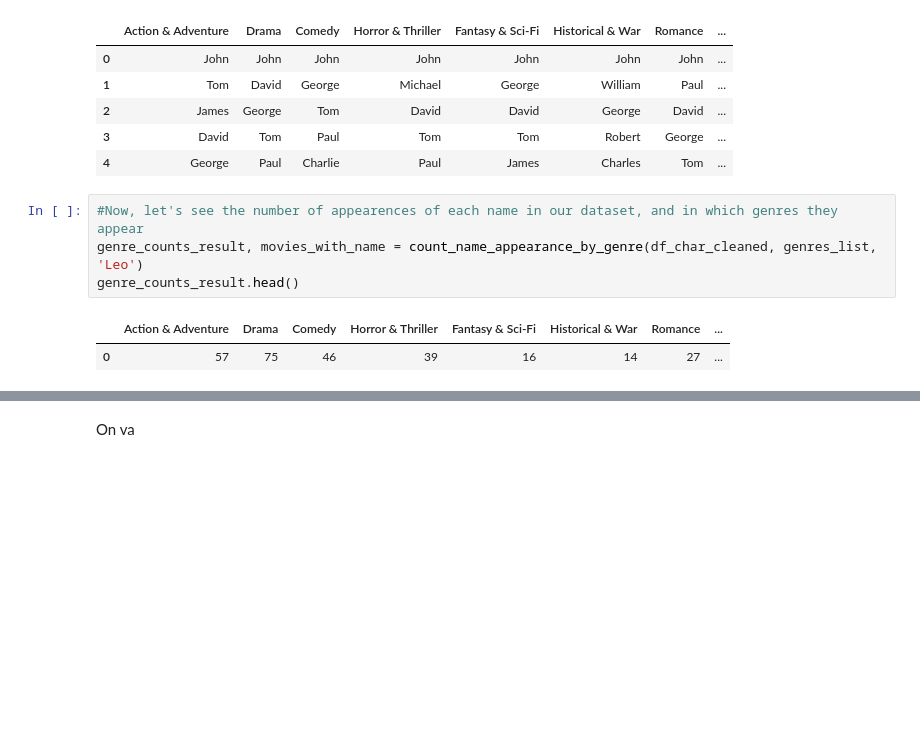
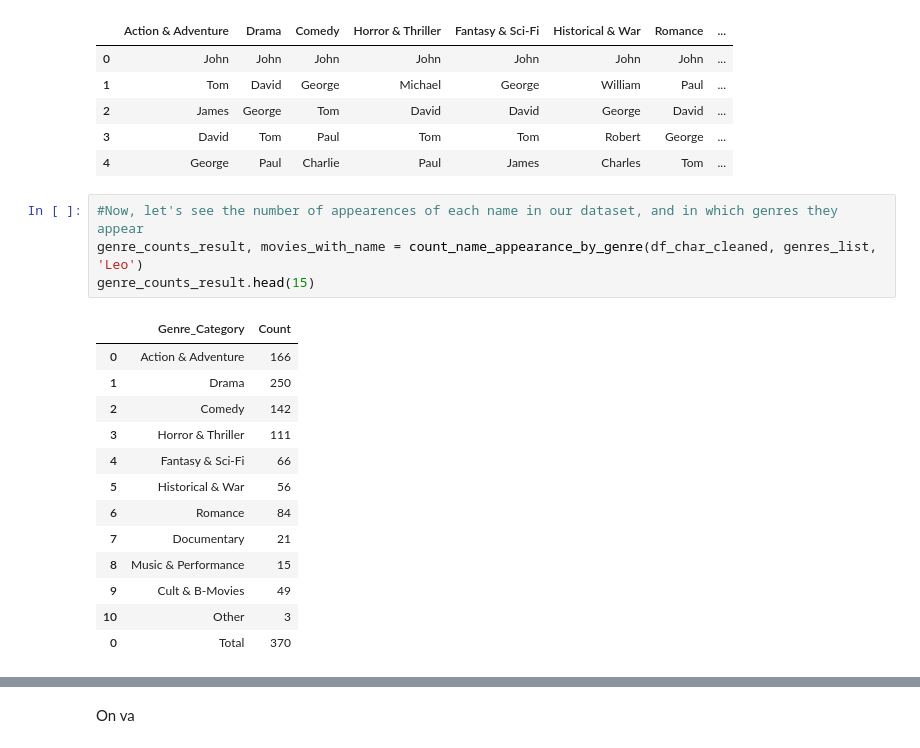
Before and after one commit to epfl-ada/ada-2024-project-adadasurmonbidet2024, a Jupyter notebook: results.ipynb, the cells around one changed output, grey strips where cells are left out. Drawn from its saved outputs; the diff is of its cells as text; blank space fills up the shorter version.

```diff
--- a/results.ipynb
+++ b/results.ipynb
@@ -84,10 +92,21 @@ frequent_names_m.head(5)
 # %%
 #Now, let's see the number of appearences of each name in our dataset, and in which genres they appear
 genre_counts_result, movies_with_name = count_name_appearance_by_genre(df_char_cleaned, genres_list, 'Leo')
-genre_counts_result.head()
+genre_counts_result.head(15)
 # %% [output]
-|  | Action & Adventure | Drama | Comedy | Horror & Thriller | Fantasy & Sci-Fi | Historical & War | Romance | ... |
-| 0 | 57 | 75 | 46 | 39 | 16 | 14 | 27 | ... |
+|  | Genre_Category | Count |
+| 0 | Action & Adventure | 166 |
+| 1 | Drama | 250 |
+| 2 | Comedy | 142 |
+| 3 | Horror & Thriller | 111 |
+| 4 | Fantasy & Sci-Fi | 66 |
+| 5 | Historical & War | 56 |
+| 6 | Romance | 84 |
+| 7 | Documentary | 21 |
+| 8 | Music & Performance | 15 |
+| 9 | Cult & B-Movies | 49 |
+| 10 | Other | 3 |
+| 0 | Total | 370 |
 # %%
 movies_with_name.head(5)
 # %% [output]
```
Also changed, not shown: parts of 6 cells of this notebook, 1 other file.
